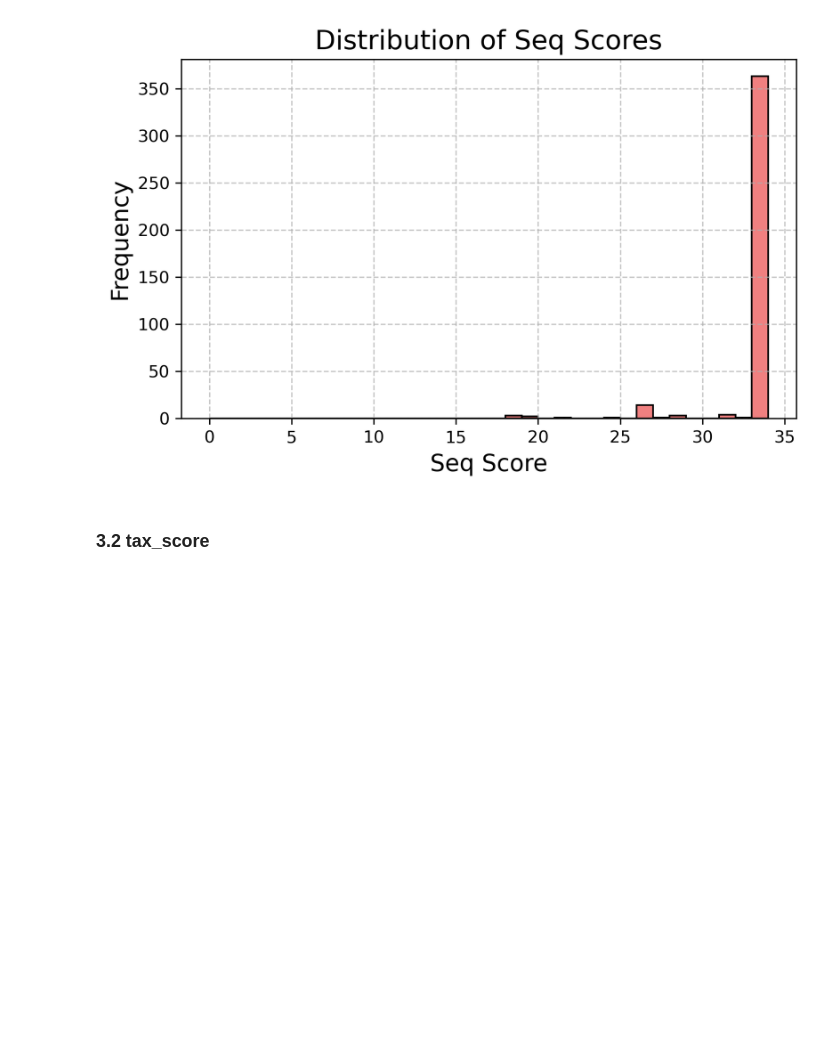
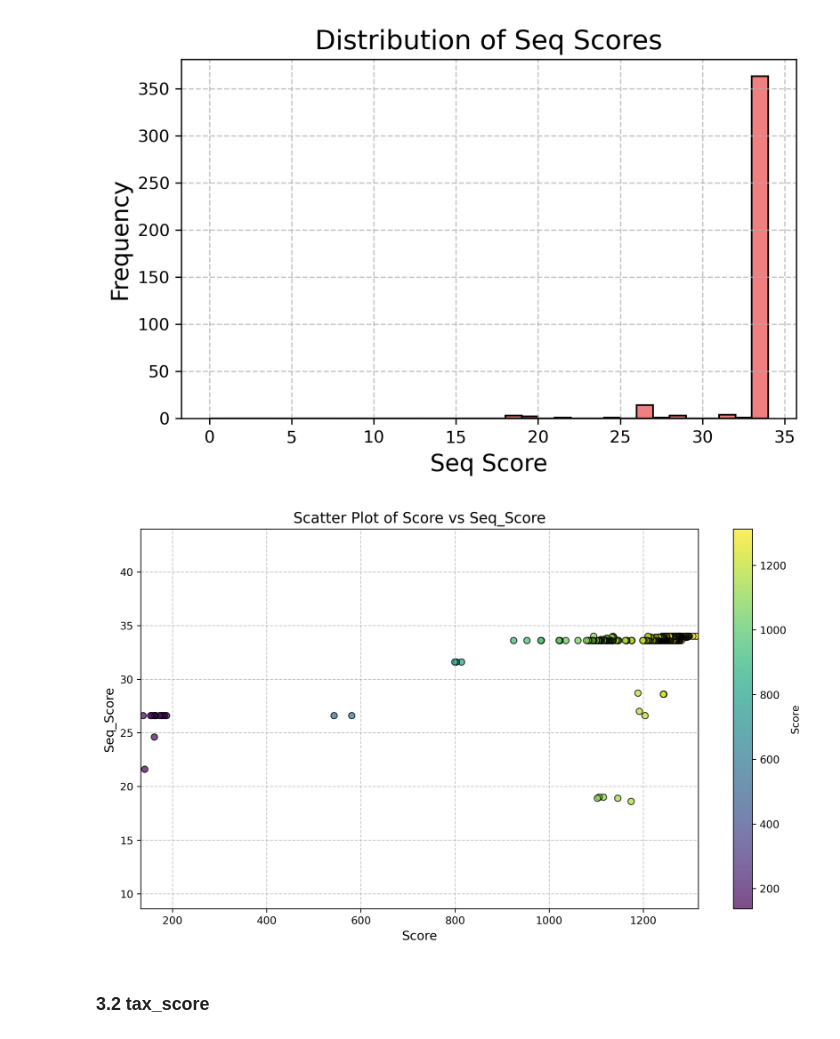
Before and after one commit to ZOOEEER/enzyme-mining-aox, a Jupyter notebook: main.ipynb, the cells around one changed output. Cells and saved outputs as stored; diff of their text form; code cells hidden in the pictures; blank space fills up the shorter version.

```diff
--- a/main.ipynb
+++ b/main.ipynb
@@ -689,6 +730,37 @@ plt.tight_layout()
 plt.show()
 # %% [output]
 [figure]
+# %%
+df_align_copy = df_align.copy()
+df_align_copy['trnseq'] = df_align_copy['seq'].apply(lambda x: x.replace('-', ''))
+df_hmmsearch_600_700_copy = df_hmmsearch_600_700.copy()
+df_hmmsearch_600_700_copy['trnseq'] = df_hmmsearch_600_700_copy['aliaseq'].apply(lambda x: x.replace('-', ''))
+merged_df = pd.merge(df_align_copy, df_hmmsearch_600_700_copy, left_on='trnseq', right_on='trnseq')
+merged_df = merged_df.drop_duplicates(['trnseq'])
+# %%
+plt.figure(figsize=(10, 6), dpi=300)
+scatter = plt.scatter(
+    merged_df['score'],
+    merged_df['seq_score'],
+    c=merged_df['score'],  # Color points by score
+    cmap='viridis',
+    edgecolor='black',
+    alpha=0.7
+)
+plt.colorbar(scatter, label="Score")  # Add colorbar for score
+plt.title("Scatter Plot of Score vs Seq_Score", fontsize=14)
+plt.xlabel("Score", fontsize=12)
+plt.ylabel("Seq_Score", fontsize=12)
+plt.grid(True, linestyle='--', alpha=0.7)
+plt.tight_layout()
+
+# Adjust axis limits dynamically
+plt.xlim(merged_df['score'].min() - 5, merged_df['score'].max() + 5)
+plt.ylim(merged_df['seq_score'].min() - 10, merged_df['seq_score'].max() + 10)
+
+plt.show()
+# %% [output]
+[figure, added]
 # %% [markdown]
 ### 3.2 tax_score
 # %%
```
Also changed, not shown: parts of 5 cells of this notebook, 6 other files.
